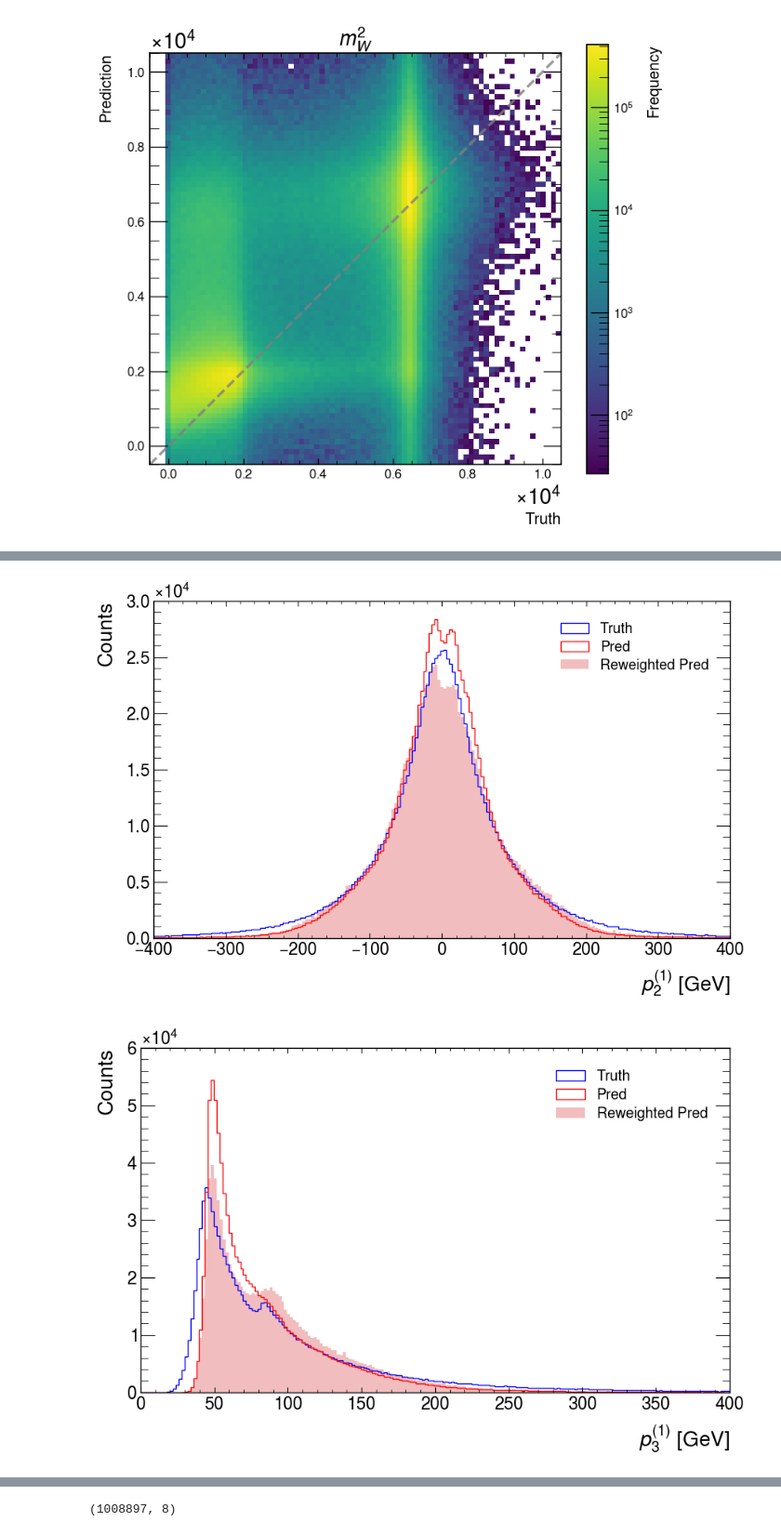
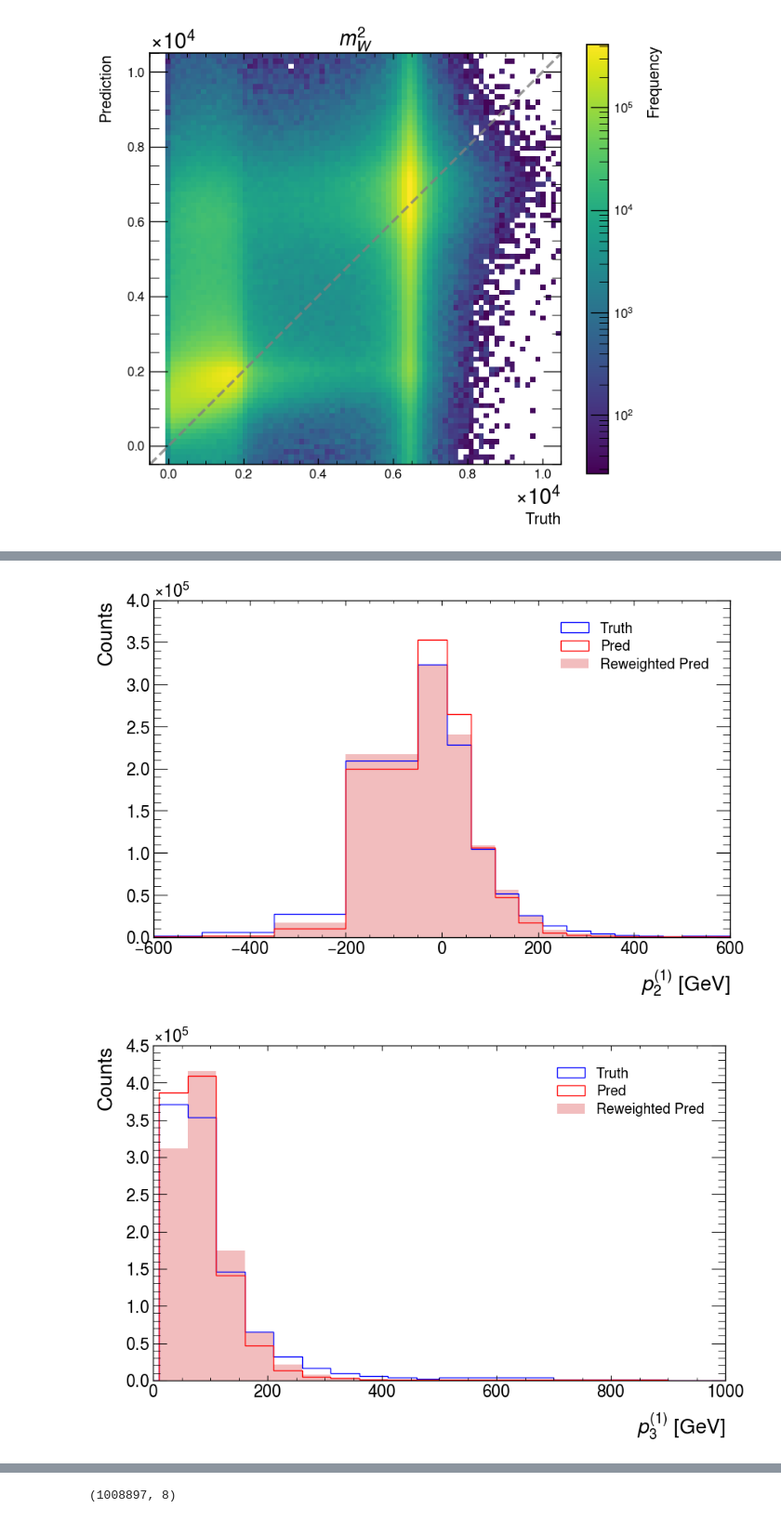
Before and after one commit to yygarypeng/QE-mls, a Jupyter notebook: 9th_trial/WWResRegressor_full_rtag_reweight_joint.ipynb, the cells around one changed output, grey strips where cells are left out. Shown at 93% size. Saved outputs shown, nothing was run; the diff lists cells and outputs as text; code cells hidden in the pictures.

```diff
--- a/9th_trial/WWResRegressor_full_rtag_reweight_joint.ipynb
+++ b/9th_trial/WWResRegressor_full_rtag_reweight_joint.ipynb
@@ -835,33 +840,17 @@ for dim in range(n_dims):
 # %%
-# Calculate the original histograms
-n_dims = sig_pred_inv[:, 4:].shape[1]
-bins_num = [201] * n_dims
-bins_range = [(-200, 200), (-200, 200), (-400, 400), (0, 400)] * n_dims
-
-
-def calculate_histograms(data, weights=None,ranges=bins_range):
-    return [
-        np.histogram(data[:, i], bins=bins[0], range=ranges[i], weights=weights)[0]
-        for i in range(n_dims)
-    ]
-
-
-# plot_bins_range = [(-400, 400), (-400, 400), (-600, 600), (0, 1000)]
 truth_hist = calculate_histograms(sig_truth_inv[:, 4:])
 pred_hist = calculate_histograms(sig_pred_inv[:, 4:])
-reweighted_hist = calculate_histograms(sig_pred_inv[:, 4:], weights=reweighting_coefficients)
-
-edges = [
-    np.histogram(sig_truth_inv[:, 4+i], bins=bins[0], range=bins_range[i])[1]
-    for i in range(n_dims)
-]
+reweighted_hist = calculate_histograms(
+    sig_pred_inv[:, 4:], weights=reweighting_coefficients
+)
 
 # Plot the histograms
+plot_bins_range = [(-400, 400), (-400, 400), (-600, 600), (0, 1000)]
 for dim in range(n_dims):
     plt.figure(figsize=(10, 6))
     plt.hist(
-        edges[dim][:-1],
-        bins=edges[dim],
+        edges_w0[dim][:-1],
+        bins=edges_w0[dim],
         weights=truth_hist[dim],
         histtype="step",
         label="Truth",
@@ -869,8 +858,8 @@ for dim in range(n_dims):
         density=False,
     )
     plt.hist(
-        edges[dim][:-1],
-        bins=edges[dim],
+        edges_w0[dim][:-1],
+        bins=edges_w0[dim],
         weights=pred_hist[dim],
         histtype="step",
         label="Pred",
@@ -878,8 +867,8 @@ for dim in range(n_dims):
         density=False,
     )
     plt.hist(
-        edges[dim][:-1],
-        bins=edges[dim],
+        edges_w0[dim][:-1],
+        bins=edges_w0[dim],
         weights=reweighted_hist[dim],
         histtype="bar",
         label="Reweighted Pred",
@@ -887,7 +876,8 @@ for dim in range(n_dims):
         alpha=0.3,
         density=False,
     )
-    # plt.xlim(plot_bins_range[dim])
+    # plt.semilogy()
+    plt.xlim(plot_bins_range[dim])
     plt.xlabel(f"$p^{{(1)}}_{dim}$ [GeV]")
     plt.ylabel("Counts")
     plt.legend()
@@ -898,2 +888,2 @@ for dim in range(n_dims):
-[figure, old version]
+[figure, new version]
-[figure, old version]
+[figure, new version]
```
Also changed, not shown: parts of 25 cells of this notebook, 8 other files.
